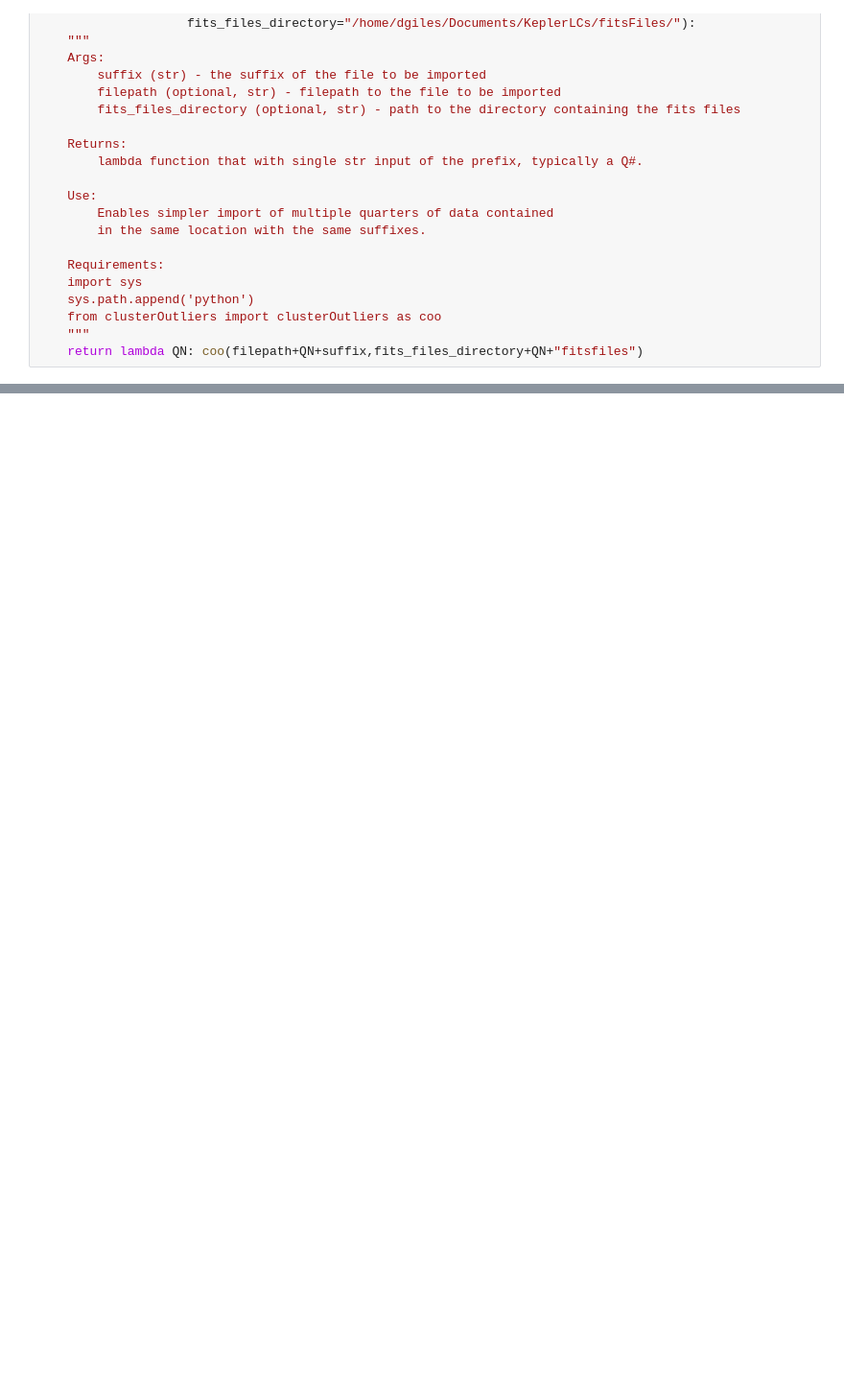
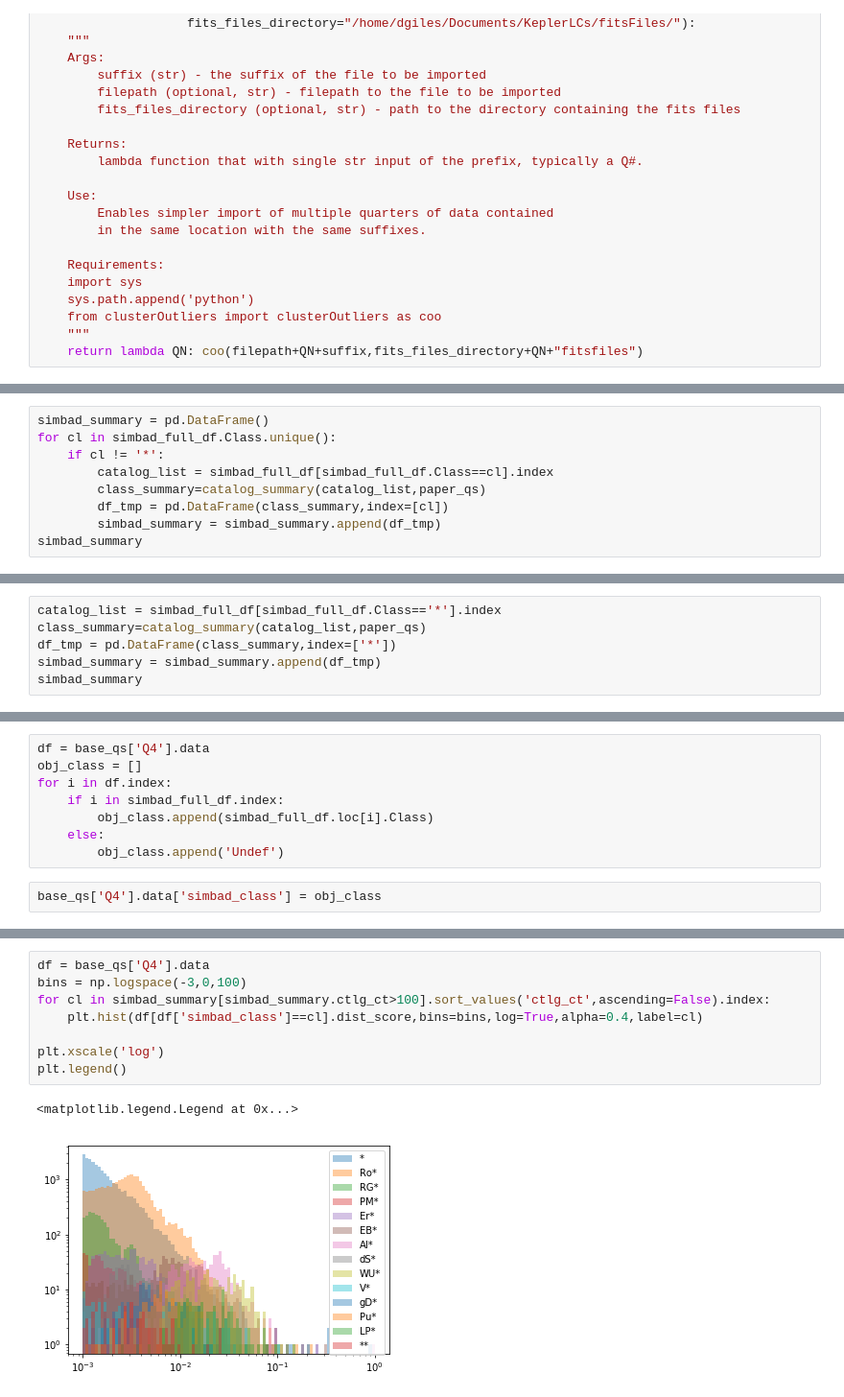
Before and after one commit to d-giles/lcfeatures, a Jupyter notebook: Catalog_Comparisons.ipynb, the cells around one changed output, grey strips where cells are left out. Shown at 96% size. Drawn from its saved outputs; the diff is of its cells as text; blank space fills up the shorter version.

```diff
--- a/Catalog_Comparisons.ipynb
+++ b/Catalog_Comparisons.ipynb
@@ -122,0 +736,9 @@ Index(['kplr001026957', 'kplr001161345', 'kplr001293379', 'kplr001429589',
+# %%
+simbad_summary = pd.DataFrame()
+for cl in simbad_full_df.Class.unique():
+    if cl != '*':
+        catalog_list = simbad_full_df[simbad_full_df.Class==cl].index
+        class_summary=catalog_summary(catalog_list,paper_qs)
+        df_tmp = pd.DataFrame(class_summary,index=[cl])
+        simbad_summary = simbad_summary.append(df_tmp)
+simbad_summary
@@ -122,0 +763,6 @@ Index(['kplr001026957', 'kplr001161345', 'kplr001293379', 'kplr001429589',
+# %%
+catalog_list = simbad_full_df[simbad_full_df.Class=='*'].index
+class_summary=catalog_summary(catalog_list,paper_qs)
+df_tmp = pd.DataFrame(class_summary,index=['*'])
+simbad_summary = simbad_summary.append(df_tmp)
+simbad_summary
@@ -122,0 +847,10 @@ Index(['kplr001026957', 'kplr001161345', 'kplr001293379', 'kplr001429589',
+# %%
+df = base_qs['Q4'].data
+obj_class = []
+for i in df.index:
+    if i in simbad_full_df.index:
+        obj_class.append(simbad_full_df.loc[i].Class)
+    else:
+        obj_class.append('Undef')
+# %%
+base_qs['Q4'].data['simbad_class'] = obj_class
@@ -122,0 +888,11 @@ Index(['kplr001026957', 'kplr001161345', 'kplr001293379', 'kplr001429589',
+# %%
+df = base_qs['Q4'].data
+bins = np.logspace(-3,0,100)
+for cl in simbad_summary[simbad_summary.ctlg_ct>100].sort_values('ctlg_ct',ascending=False).index:
+    plt.hist(df[df['simbad_class']==cl].dist_score,bins=bins,log=True,alpha=0.4,label=cl)
+
+plt.xscale('log')
+plt.legend()
+# %% [output]
+<matplotlib.legend.Legend at 0x...>
+[figure, added]
```
Also changed, not shown: parts of 77 cells of this notebook, 3 other files.
